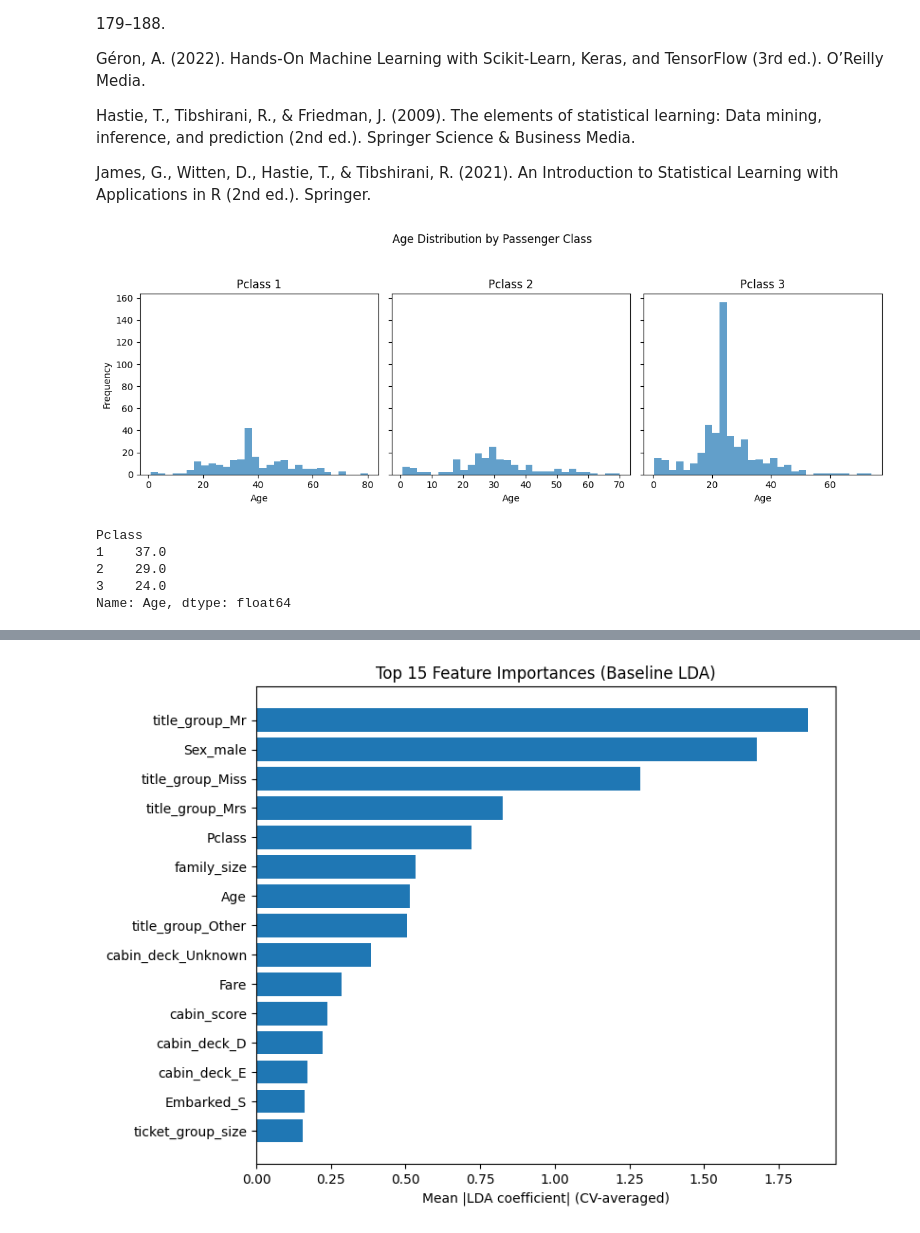
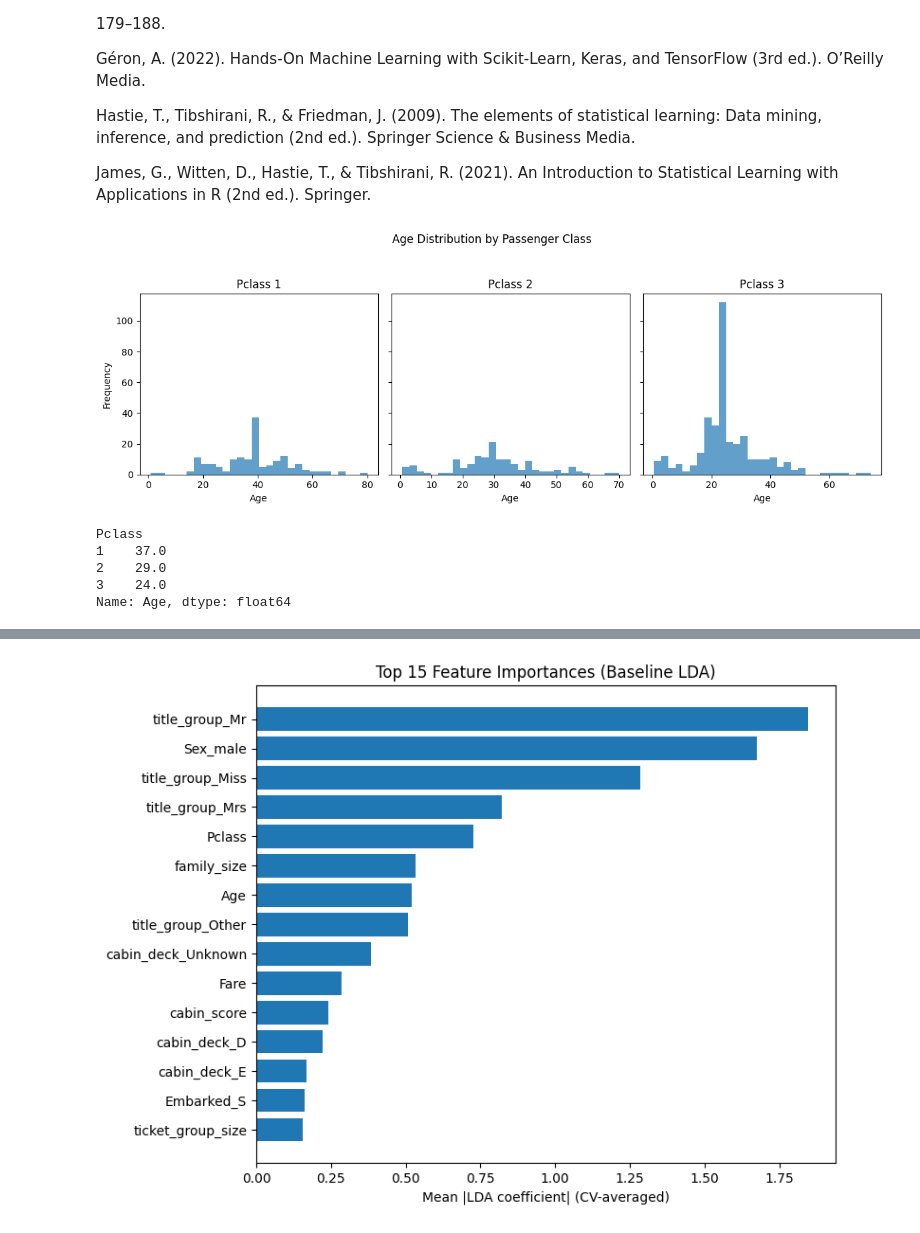
Before and after one commit to RoxyLiu66/data_572_group_5, a Jupyter notebook: coding/LDA.ipynb, the cells around one changed output, grey strips where cells are left out. Saved outputs shown, nothing was run; the diff lists cells and outputs as text; code cells hidden in the pictures.

```diff
--- a/coding/LDA.ipynb
+++ b/coding/LDA.ipynb
@@ -83,40 +83,63 @@ drop_cols = ["PassengerId", "Name", "Ticket", "Cabin", "booking_reference", "ser
              ]
 df = df.drop(columns=drop_cols)
 
+
+# Train/Test split (25% test)
+X = df.drop(columns=["Survived"])
+y = df["Survived"]
+
+X_train, X_test, y_train, y_test = train_test_split(
+    X, y,
+    test_size=0.25,
+    random_state=42,
+    stratify=y
+)
+
 # Impute missing values
-df["Age"] = df["Age"].fillna(df.groupby("Pclass")["Age"].transform("median")) # missing age filled by median of the Pclass age
 
-df["Embarked"] = df["Embarked"].fillna(df["Embarked"].mode()[0])
+age_medians = X_train.groupby("Pclass")["Age"].median()
+embarked_mode = X_train["Embarked"].mode()[0]
+
+X_train["Age"] = X_train["Age"].fillna(X_train["Pclass"].map(age_medians))
+X_test["Age"]  = X_test["Age"].fillna(X_test["Pclass"].map(age_medians))
+
+X_train["Embarked"] = X_train["Embarked"].fillna(embarked_mode)
+X_test["Embarked"]  = X_test["Embarked"].fillna(embarked_mode)
+
 
 # One-hot encode categoricals
-df = pd.get_dummies(
-    df,
+X_train = pd.get_dummies(
+    X_train,
     columns=["Sex", "Embarked", "title_group", "cabin_deck"],
     drop_first=True
 )
 
-X = df.drop(columns=["Survived"])
-y = df["Survived"]
+X_test = pd.get_dummies(
+    X_test,
+    columns=["Sex", "Embarked", "title_group", "cabin_deck"],
+    drop_first=True
+)
+X_train, X_test = X_train.align(X_test, join="left", axis=1, fill_value=0)
 # %%
 fig, axes = plt.subplots(1, 3, figsize=(12, 4), sharey=True)
 
-for i, pclass in enumerate(sorted(df["Pclass"].unique())):
+for i, pclass in enumerate(sorted(X_train["Pclass"].unique())):
     axes[i].hist(
-        df[df["Pclass"] == pclass]["Age"],
+        X_train[X_train["Pclass"] == pclass]["Age"],
         bins=30,
         alpha=0.7
     )
     axes[i].set_title(f"Pclass {pclass}")
     axes[i].set_xlabel("Age")
     if i == 0:
         axes[i].set_ylabel("Frequency")
 
 fig.suptitle("Age Distribution by Passenger Class", y=1.05)
 plt.tight_layout()
 plt.show()
 df.groupby("Pclass")["Age"].median()
 # %% [output]
-[figure, old version]
+[figure, new version]
 Pclass
 1    37.0
 2    29.0
```
Also changed, not shown: parts of 7 cells of this notebook, 1 other file.
